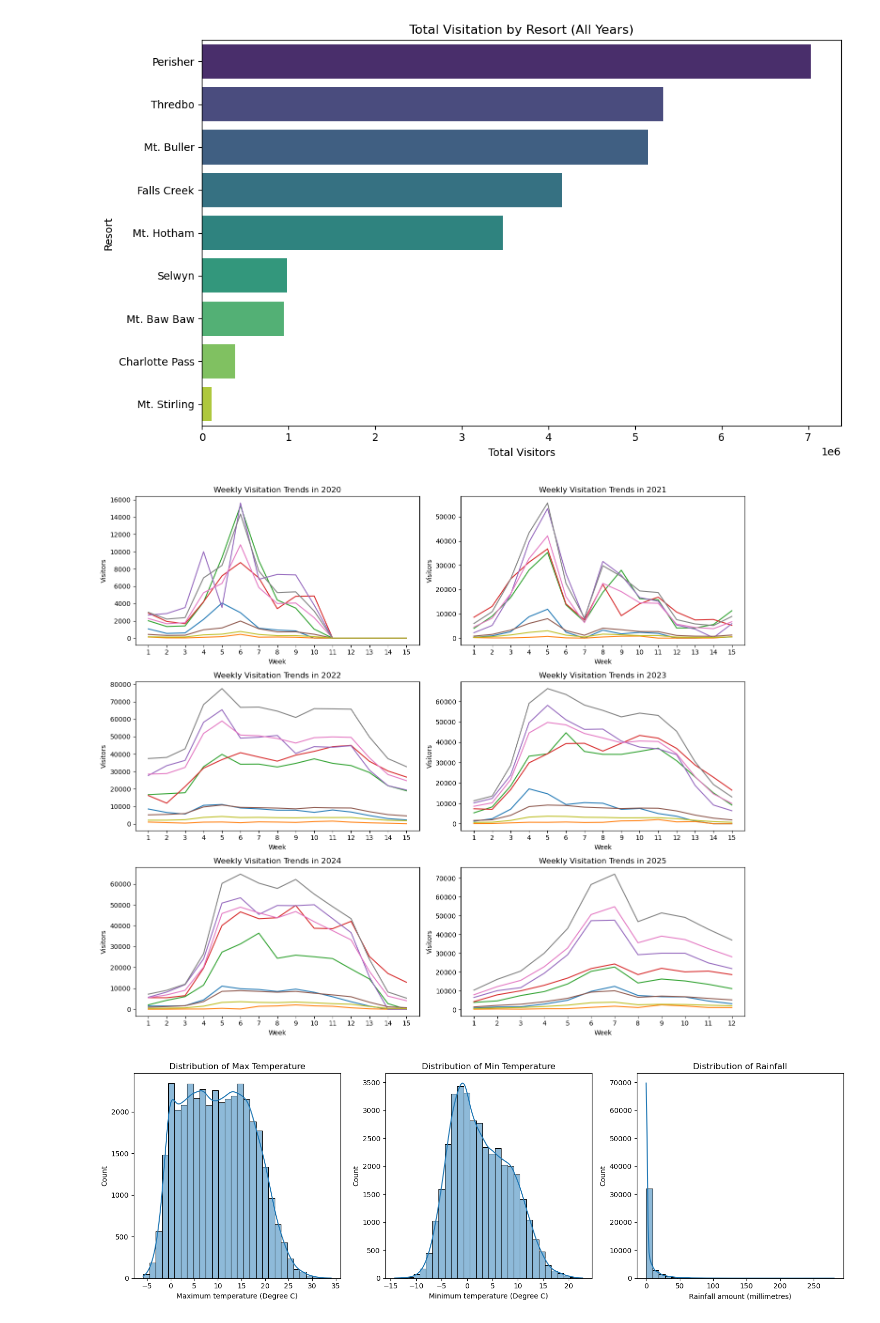
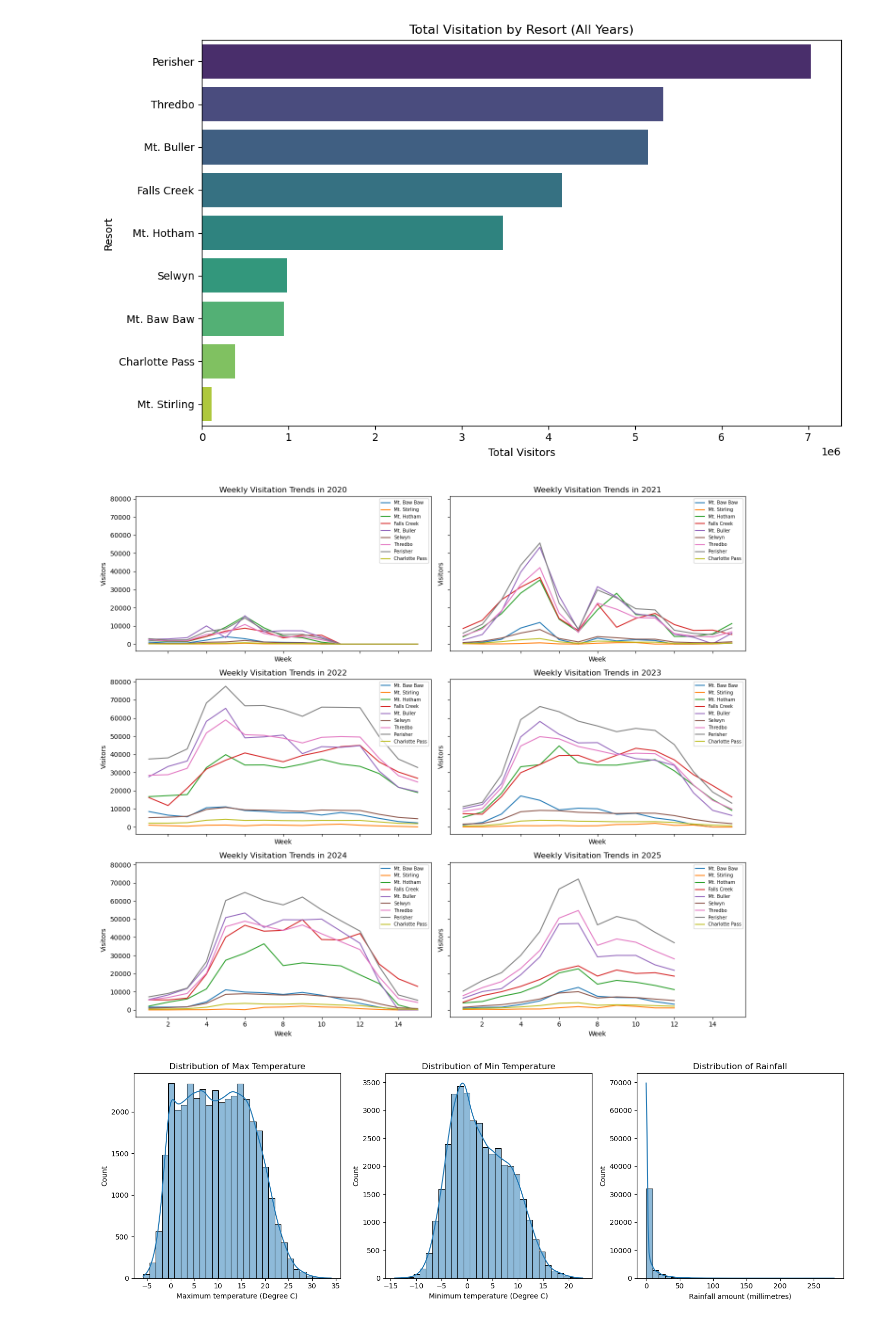
Before and after one commit to bsunjaya/Azycon, a Jupyter notebook: EDA.ipynb, the cells around one changed output. Drawn from its saved outputs; the diff is of its cells as text; code cells hidden in the pictures.

```diff
--- a/EDA.ipynb
+++ b/EDA.ipynb
@@ -146,32 +149,29 @@ plt.tight_layout()
 plt.show()
 # %% [output]
 [figure]
-# %%
-# (b)Draw weekly trends for each resort from 2020-2025
-import matplotlib.pyplot as plt
-fig, axes = plt.subplots(3, 2, figsize=(14, 12))
-axes = axes.flatten()
-
-years = range(2020, 2026)
-
-for i, year in enumerate(years):
-    yearly = visitation_df[visitation_df["Year"] == year]
-    ax = axes[i]
-
-    for col in yearly.columns[2:]:
-        ax.plot(yearly["Week"], yearly[col], label=col)
-
-    ax.set_title(f"Weekly Visitation Trends in {year}")
-    ax.set_xlabel("Week")
-    ax.set_ylabel("Visitors")
-
-    # Key: Force display of all Week numbers
-    ax.set_xticks(yearly["Week"])
-
-plt.tight_layout()
-plt.show()
-# %% [output]
-[figure, removed]
+# %%
+# Draw weekly trends for each resort from 2020-2025
+years = range(2020, 2026)
+
+# Create a 3-row 2-column subgraph
+fig, axes = plt.subplots(3, 2, figsize=(14, 12), sharex=True, sharey=True)
+axes = axes.flatten()  #Flattened for easy indexing
+
+for i, year in enumerate(years):
+    yearly_data = visitation_df[visitation_df["Year"] == year]
+
+    for col in yearly_data.columns[2:]:
+        axes[i].plot(yearly_data["Week"], yearly_data[col], label=col)
+
+    axes[i].set_title(f"Weekly Visitation Trends in {year}")
+    axes[i].set_xlabel("Week")
+    axes[i].set_ylabel("Visitors")
+    axes[i].legend(fontsize=7, loc="upper right")
+
+plt.tight_layout()
+plt.show()
+# %% [output]
+[figure, added]
 # %%
 # (c) Distribution of climate data (temperature + rainfall)
 fig, axes = plt.subplots(1, 3, figsize=(15,5))
```
Also changed, not shown: parts of 8 cells of this notebook.
